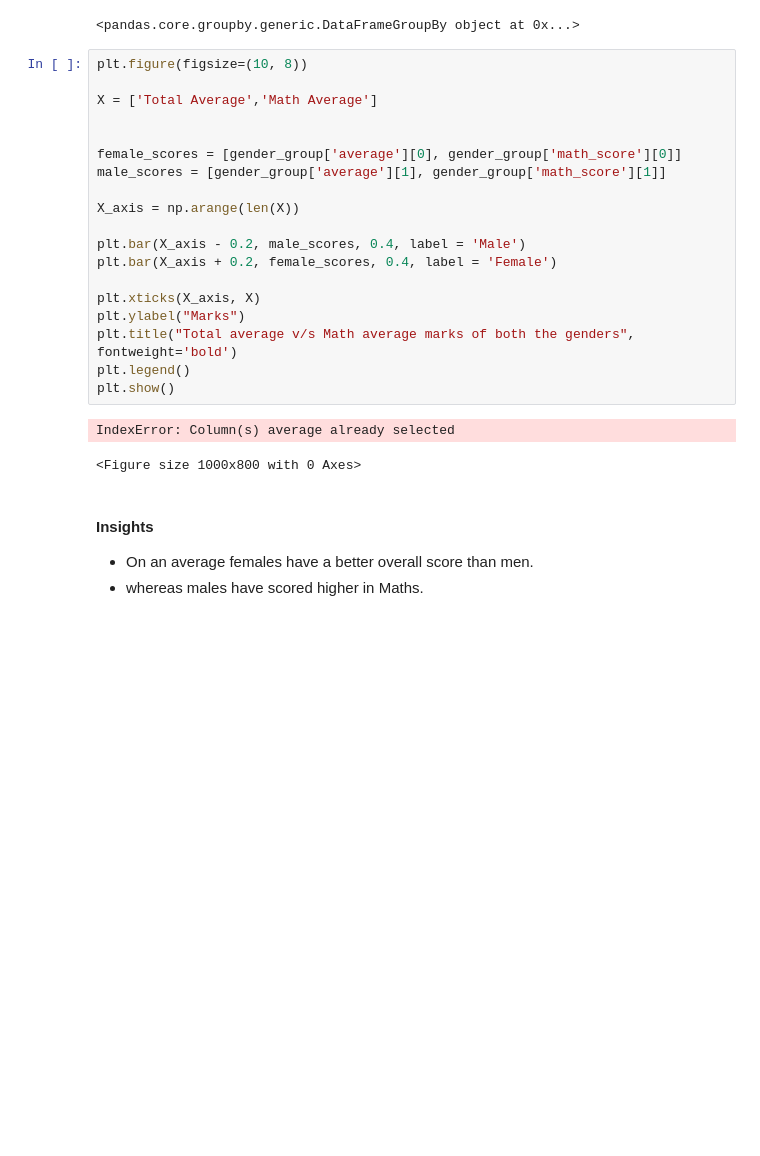
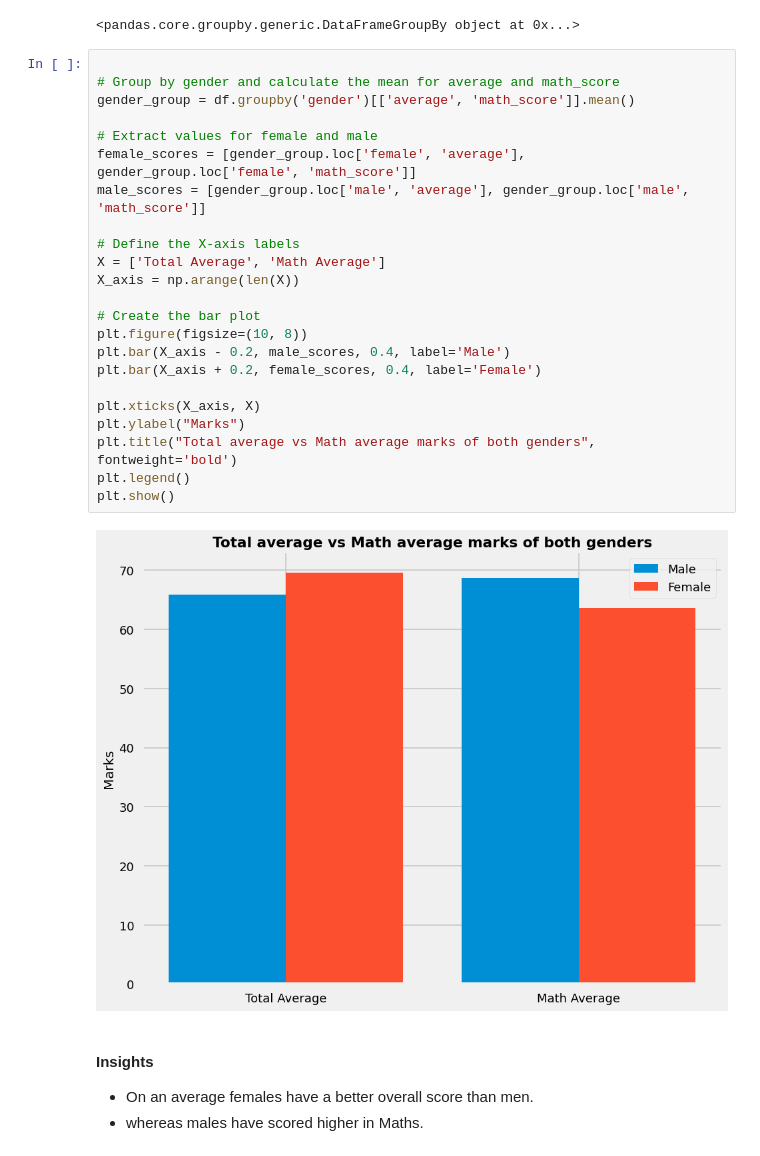
Before and after one commit to Bhargavml/mlproject, a Jupyter notebook: notebook/1 . EDA STUDENT PERFORMANCE .ipynb, the cells around one changed output. Drawn from its saved outputs; the diff is of its cells as text; blank space fills up the shorter version.

```diff
--- a/notebook/1 . EDA STUDENT PERFORMANCE .ipynb
+++ b/notebook/1 . EDA STUDENT PERFORMANCE .ipynb
@@ -423,27 +423,30 @@ print(gender_group)
 # %% [output]
 <pandas.core.groupby.generic.DataFrameGroupBy object at 0x...>
 # %%
-plt.figure(figsize=(10, 8))
 
-X = ['Total Average','Math Average']
+# Group by gender and calculate the mean for average and math_score
+gender_group = df.groupby('gender')[['average', 'math_score']].mean()
 
+# Extract values for female and male
+female_scores = [gender_group.loc['female', 'average'], gender_group.loc['female', 'math_score']]
+male_scores = [gender_group.loc['male', 'average'], gender_group.loc['male', 'math_score']]
 
-female_scores = [gender_group['average'][0], gender_group['math_score'][0]]
-male_scores = [gender_group['average'][1], gender_group['math_score'][1]]
-
+# Define the X-axis labels
+X = ['Total Average', 'Math Average']
 X_axis = np.arange(len(X))
 
-plt.bar(X_axis - 0.2, male_scores, 0.4, label = 'Male')
-plt.bar(X_axis + 0.2, female_scores, 0.4, label = 'Female')
+# Create the bar plot
+plt.figure(figsize=(10, 8))
+plt.bar(X_axis - 0.2, male_scores, 0.4, label='Male')
+plt.bar(X_axis + 0.2, female_scores, 0.4, label='Female')
 
 plt.xticks(X_axis, X)
 plt.ylabel("Marks")
-plt.title("Total average v/s Math average marks of both the genders", fontweight='bold')
+plt.title("Total average vs Math average marks of both genders", fontweight='bold')
 plt.legend()
 plt.show()
 # %% [output]
-IndexError: Column(s) average already selected
-<Figure size 1000x800 with 0 Axes>
+[figure, added]
 # %% [markdown]
 #### Insights
 - On an average females have a better overall score than men.
```
Also changed, not shown: parts of 2 cells of this notebook, 5 other files.
